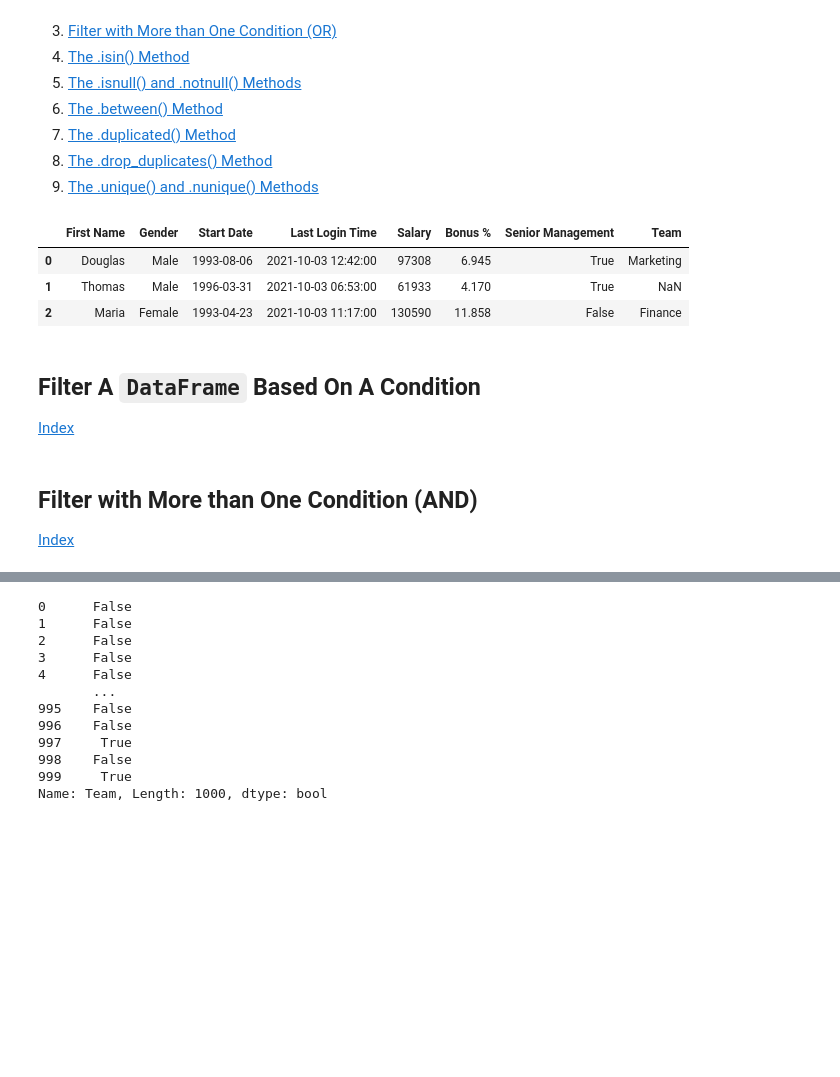
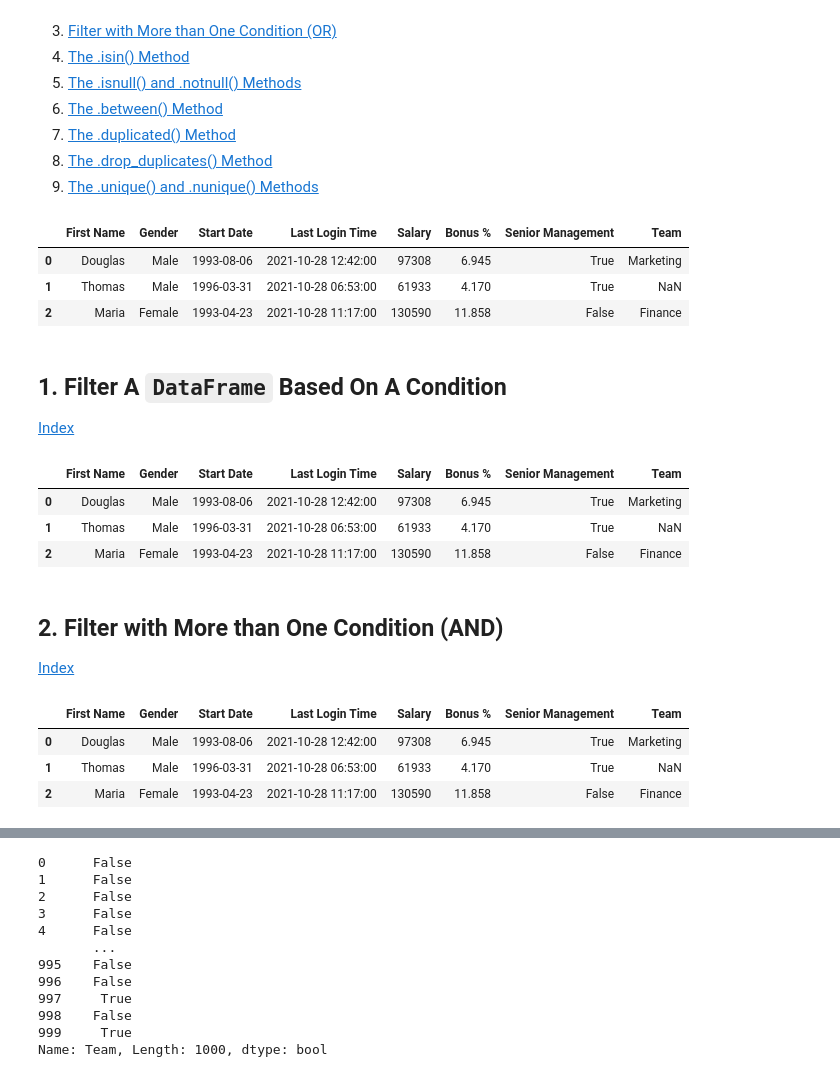
Before and after one commit to antonio-datahack/pandas, a Jupyter notebook: notebooks/DataFrames 2.ipynb, the cells around one changed output, grey strips where cells are left out. Cells and saved outputs as stored; diff of their text form; code cells hidden in the pictures; blank space fills up the shorter version.

Commit message:
editing dataframe2

```diff
--- a/notebooks/DataFrames 2.ipynb
+++ b/notebooks/DataFrames 2.ipynb
@@ -14,33 +14,43 @@
 # %%
 import pandas as pd
 # %%
-df = pd.read_csv("../employees.csv", parse_dates = ["Start Date", "Last Login Time"])
+df = pd.read_csv("../data/employees.csv", parse_dates = ["Start Date", "Last Login Time"])
 df["Senior Management"] = df["Senior Management"].astype("bool")
 df["Gender"] = df["Gender"].astype("category")
 df.head(3)
 # %% [output]
 |  | First Name | Gender | Start Date | Last Login Time | Salary | Bonus % | Senior Management | Team |
-| 0 | Douglas | Male | 1993-08-06 | 2021-10-03 12:42:00 | 97308 | 6.945 | True | Marketing |
-| 1 | Thomas | Male | 1996-03-31 | 2021-10-03 06:53:00 | 61933 | 4.170 | True | NaN |
-| 2 | Maria | Female | 1993-04-23 | 2021-10-03 11:17:00 | 130590 | 11.858 | False | Finance |
+| 0 | Douglas | Male | 1993-08-06 | 2021-10-28 12:42:00 | 97308 | 6.945 | True | Marketing |
+| 1 | Thomas | Male | 1996-03-31 | 2021-10-28 06:53:00 | 61933 | 4.170 | True | NaN |
+| 2 | Maria | Female | 1993-04-23 | 2021-10-28 11:17:00 | 130590 | 11.858 | False | Finance |
 # %% [markdown]
-## Filter A `DataFrame` Based On A Condition
+## 1. Filter A `DataFrame` Based On A Condition
 <a id='section1'></a>
 [Index](#section0)
 # %%
-df = pd.read_csv("employees.csv", parse_dates = ["Start Date", "Last Login Time"])
+df = pd.read_csv("../data/employees.csv", parse_dates = ["Start Date", "Last Login Time"])
 df["Senior Management"] = df["Senior Management"].astype("bool")
 df["Gender"] = df["Gender"].astype("category")
 df.head(3)
+# %% [output]
+|  | First Name | Gender | Start Date | Last Login Time | Salary | Bonus % | Senior Management | Team |
+| 0 | Douglas | Male | 1993-08-06 | 2021-10-28 12:42:00 | 97308 | 6.945 | True | Marketing |
+| 1 | Thomas | Male | 1996-03-31 | 2021-10-28 06:53:00 | 61933 | 4.170 | True | NaN |
+| 2 | Maria | Female | 1993-04-23 | 2021-10-28 11:17:00 | 130590 | 11.858 | False | Finance |
 # %% [markdown]
-## Filter with More than One Condition (AND)
+## 2. Filter with More than One Condition (AND)
 <a id='section2'></a>
 [Index](#section0)
 # %%
-df = pd.read_csv("employees.csv", parse_dates = ["Start Date", "Last Login Time"])
+df = pd.read_csv("../data/employees.csv", parse_dates = ["Start Date", "Last Login Time"])
 df["Senior Management"] = df["Senior Management"].astype("bool")
 df["Gender"] = df["Gender"].astype("category")
 df.head(3)
+# %% [output]
+|  | First Name | Gender | Start Date | Last Login Time | Salary | Bonus % | Senior Management | Team |
+| 0 | Douglas | Male | 1993-08-06 | 2021-10-28 12:42:00 | 97308 | 6.945 | True | Marketing |
+| 1 | Thomas | Male | 1996-03-31 | 2021-10-28 06:53:00 | 61933 | 4.170 | True | NaN |
+| 2 | Maria | Female | 1993-04-23 | 2021-10-28 11:17:00 | 130590 | 11.858 | False | Finance |
 # %%
 mask1 = df["Gender"] == "Male"
 mask2 = df["Team"] == "Marketing"
```
Also changed, not shown: parts of 31 cells of this notebook.
